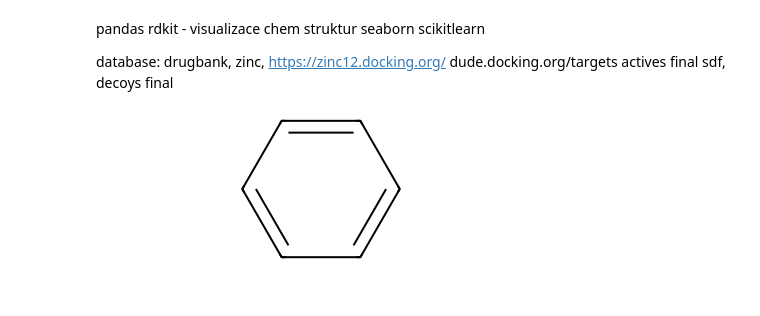
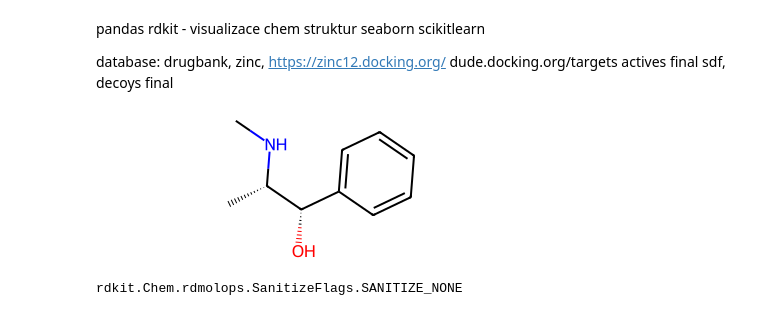
Before and after one commit to lich-uct/cdd2023, a Jupyter notebook: fulopj/jp_ntb/cdd_1.ipynb, the cells around one changed output. Drawn from its saved outputs; the diff is of its cells as text; code cells hidden in the pictures.

```diff
--- a/fulopj/jp_ntb/cdd_1.ipynb
+++ b/fulopj/jp_ntb/cdd_1.ipynb
@@ -10,6 +13,6 @@ dude.docking.org/targets    actives final sdf, decoys final
 # %%
 from rdkit import Chem
 
-Chem.MolFromSmiles('C1=CC=CC=C1')
+Chem.MolFromSmiles('CN[C@@H](C)[C@@H](O)C1=CC=CC=C1')
 # %% [output]
-[figure, old version]
+[figure, new version]
@@ -15,0 +21,5 @@ Chem.MolFromSmiles('C1=CC=CC=C1')
+# %%
+# we will turn off the errors
+Chem.SanitizeMol(m, Chem.SANITIZE_ALL ^ Chem.SANITIZE_KEKULIZE)
+# %% [output]
+rdkit.Chem.rdmolops.SanitizeFlags.SANITIZE_NONE
```
Also changed, not shown: parts of 9 cells of this notebook.
